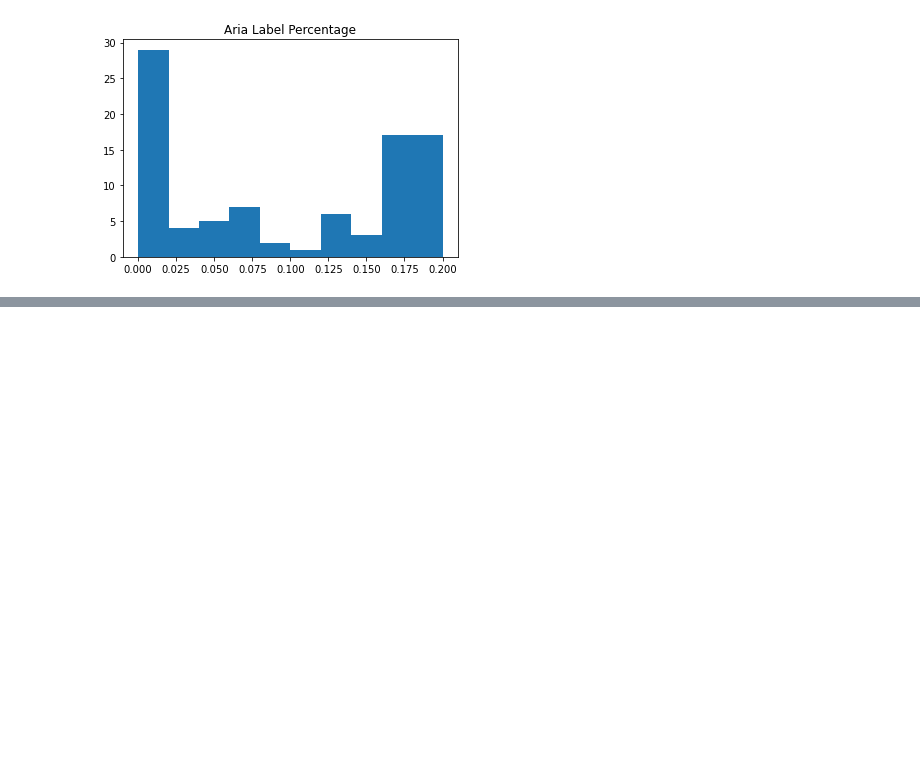
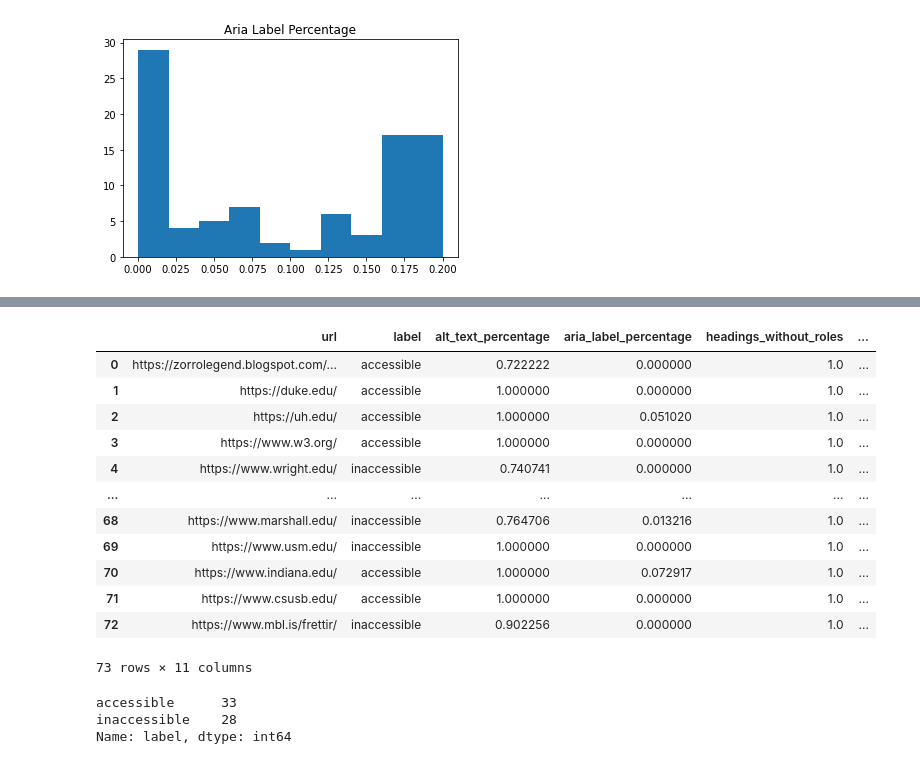
Before and after one commit to The5thAxiom/web-accessibility, a Jupyter notebook: crawler.ipynb, the cells around one changed output, grey strips where cells are left out. Saved outputs shown, nothing was run; the diff lists cells and outputs as text; code cells hidden in the pictures; blank space fills up the shorter version.

Commit message:
added complete training + feature engineering code

```diff
--- a/crawler.ipynb
+++ b/crawler.ipynb
@@ -196,0 +266,3 @@ plt.show()
+# %%
+error_pages = set()
+done_pages = set()
@@ -196,0 +291,14 @@ plt.show()
+# %%
+for site in list(error_pages):
+    try:
+        print(f'trying for {site}')
+        resp = get(f'https://{site}')
+        resp.raise_for_status()
+        page = BeautifulSoup(resp.content)
+        done_pages.add(site)
+        print(f'page {site} visited')
+    except requests.exceptions.RequestException as e:
+        print('Error retrieving ' + site + ': ' + str(e))
+        error_pages.add(site)
+    except AttributeError as e:
+        print('Error parsing ' + site + ': ' + str(e))
@@ -196,0 +367,24 @@ plt.show()
+# %%
+with open('done_pages.txt', 'w') as file:
+    for site in list(done_pages):
+        file.write(site)
+        file.write(',')
+# %%
+train_set = pd.DataFrame()
+for i, site in enumerate(list(done_pages)):
+    try:
+        url = f'https://{site}'
+        resp = get(url)
+        resp.raise_for_status()
+        # print(dataset.loc[dataset['site'] == site]['label'].to_list())
+        page = BeautifulSoup(resp.content)
+        train_set.loc[i, 'url'] = resp.url
+        train_set.loc[i, 'label'] = dataset.loc[dataset['site'] == site]['label'].to_list()[0]
+        for name, func in evaluation_methods.items():
+            train_set.loc[i, name] = func(page)
+
+        print(f'page #{i}: {site} visited')
+    except requests.exceptions.RequestException as e:
+        print('Error retrieving ' + site + ': ' + str(e))
+    except AttributeError as e:
+        print('Error parsing ' + site + ': ' + str(e))
@@ -196,0 +409,23 @@ plt.show()
+# %%
+train_set.to_csv('train_set.csv', index=False)
+train_set
+# %% [output]
+|  | url | label | alt_text_percentage | aria_label_percentage | headings_without_roles | ... |
+| 0 | https://zorrolegend.blogspot.com/... | accessible | 0.722222 | 0.000000 | 1.0 | ... |
+| 1 | https://duke.edu/ | accessible | 1.000000 | 0.000000 | 1.0 | ... |
+| 2 | https://uh.edu/ | accessible | 1.000000 | 0.051020 | 1.0 | ... |
+| 3 | https://www.w3.org/ | accessible | 1.000000 | 0.000000 | 1.0 | ... |
+| 4 | https://www.wright.edu/ | inaccessible | 0.740741 | 0.000000 | 1.0 | ... |
+| ... | ... | ... | ... | ... | ... | ... |
+| 68 | https://www.marshall.edu/ | inaccessible | 0.764706 | 0.013216 | 1.0 | ... |
+| 69 | https://www.usm.edu/ | inaccessible | 1.000000 | 0.000000 | 1.0 | ... |
+| 70 | https://www.indiana.edu/ | accessible | 1.000000 | 0.072917 | 1.0 | ... |
+| 71 | https://www.csusb.edu/ | accessible | 1.000000 | 0.000000 | 1.0 | ... |
+| 72 | https://www.mbl.is/frettir/ | inaccessible | 0.902256 | 0.000000 | 1.0 | ... |
+73 rows × 11 columns
+# %%
+train_set['label'].value_counts()
+# %% [output]
+accessible      33
+inaccessible    28
+Name: label, dtype: int64
```
Also changed, not shown: parts of 34 cells of this notebook, 8 other files.
